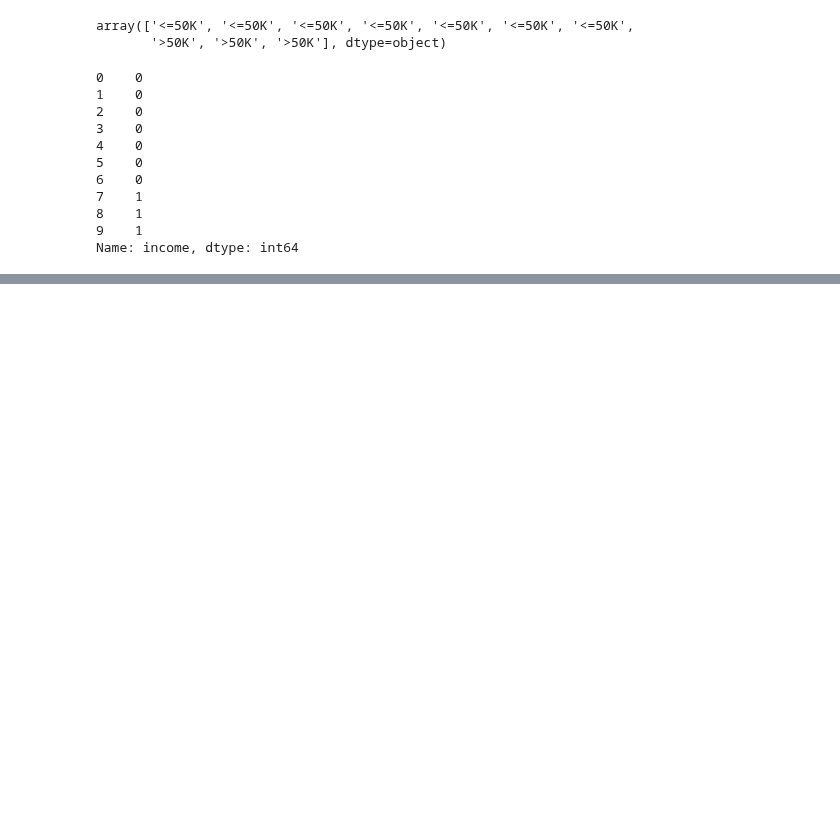
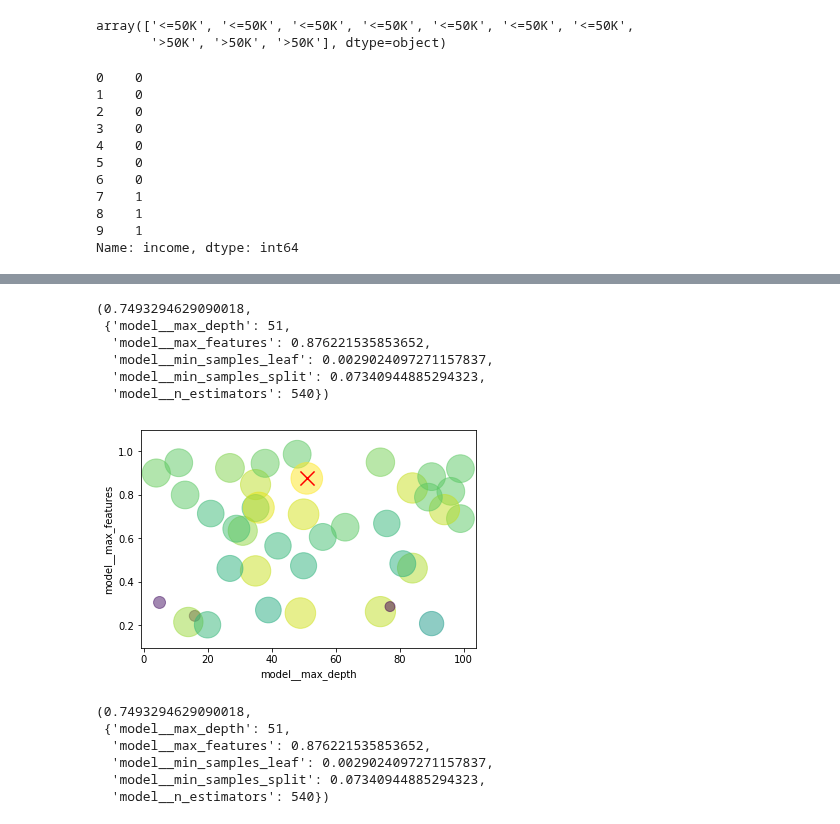
Before and after one commit to shane-kercheval/udacity, a Jupyter notebook: data_scientist_nanodegree/projects/p1_charityml/custom/ExtraTrees_RandomizedSearch_sklearn.ipynb, the cells around one changed output, grey strips where cells are left out. Saved outputs shown, nothing was run; the diff lists cells and outputs as text; code cells hidden in the pictures; blank space fills up the shorter version.

```diff
--- a/data_scientist_nanodegree/projects/p1_charityml/custom/ExtraTrees_RandomizedSearch_sklearn.ipynb
+++ b/data_scientist_nanodegree/projects/p1_charityml/custom/ExtraTrees_RandomizedSearch_sklearn.ipynb
@@ -156,8 +165,8 @@ model_param_dict = {
         'model__max_features': uniform(.2, .8),
         'model__n_estimators': randint(50, 2000),
         'model__max_depth': randint(3, 100),
-        'model__min_samples_split': randint(2, 20),
-        'model__min_samples_leaf': randint(1, 20),
+        'model__min_samples_split': uniform(0.001, 0.2),
+        'model__min_samples_leaf': uniform(0.001, 0.1),
 }
 # %%
 # actual hyper-parameters/options to tune for transformations.
@@ -248,0 +311,6 @@ for mean_score, std_score, params in zip(cvres["mean_test_score"], cvres["std_te
+# %%
+results_df = pd.concat([pd.DataFrame({'mean_score': grid_search.cv_results_["mean_test_score"],
+                                      'st_dev_score': grid_search.cv_results_["std_test_score"]}),
+          pd.DataFrame(grid_search.cv_results_["params"])],
+          axis=1)
+results_df.sort_values(by=['mean_score'], ascending=False).head(10)
@@ -249,2 +329,38 @@ for mean_score, std_score, params in zip(cvres["mean_test_score"], cvres["std_te
 # %%
 grid_search.best_score_, grid_search.best_params_
+# %% [output]
+(0.7493294629090018,
+ {'model__max_depth': 51,
+  'model__max_features': 0.876221535853652,
+  'model__min_samples_leaf': 0.0029024097271157837,
+  'model__min_samples_split': 0.07340944885294323,
+  'model__n_estimators': 540})
+# %%
+rescaled_means = MinMaxScaler(feature_range=(100, 1000)).fit_transform(results_df['mean_score'].values.reshape(-1, 1))
+rescaled_means = rescaled_means.flatten()  # reshape back to array
+#rescaled_means
+# %%
+def compare_two_parameters(x_label, y_label):
+    x = results_df[x_label]
+    y = results_df[y_label]
+
+    plt.scatter(x,y,c=rescaled_means, s=rescaled_means, alpha=0.5)
+    plt.xlabel(x_label)
+    plt.ylabel(y_label)
+    index_of_best = np.argmax(rescaled_means)
+    plt.scatter(x[index_of_best], y[index_of_best], marker= 'x', s=200, color='red')
+# %%
+x_label = 'model__max_depth'
+y_label = 'model__max_features'
+compare_two_parameters(x_label, y_label)
+# %% [output]
+[figure, added]
+# %%
+grid_search.best_score_, grid_search.best_params_
+# %% [output]
+(0.7493294629090018,
+ {'model__max_depth': 51,
+  'model__max_features': 0.876221535853652,
+  'model__min_samples_leaf': 0.0029024097271157837,
+  'model__min_samples_split': 0.07340944885294323,
+  'model__n_estimators': 540})
```
Also changed, not shown: parts of 20 cells of this notebook, 9 other files.
